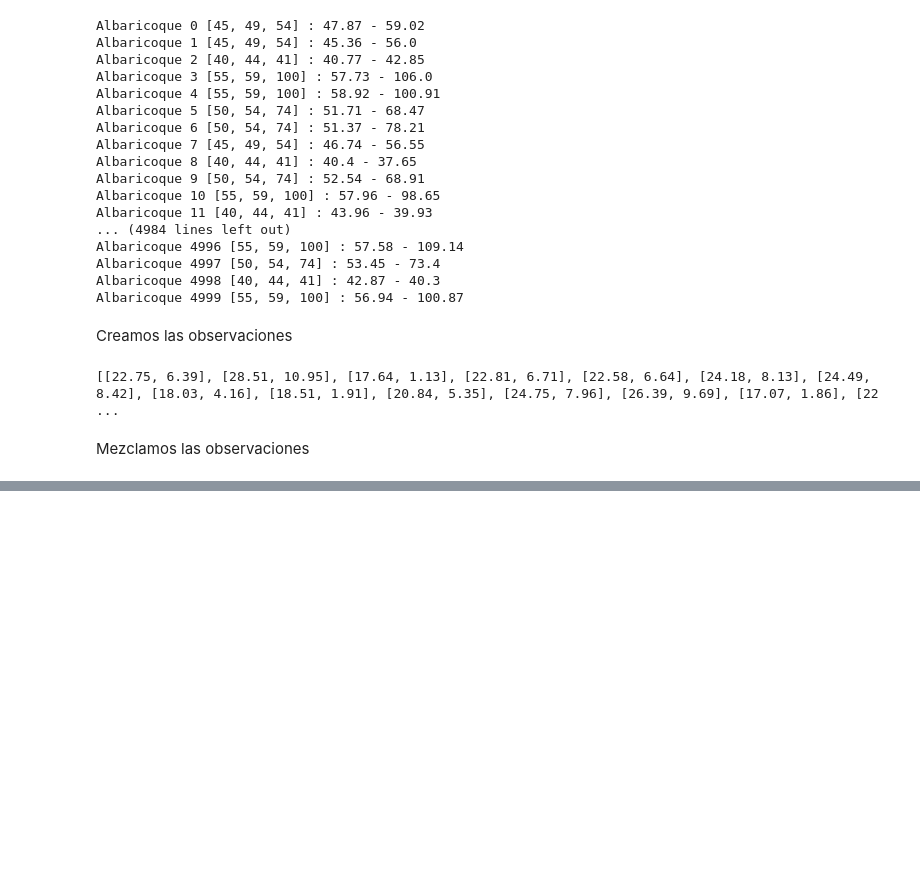
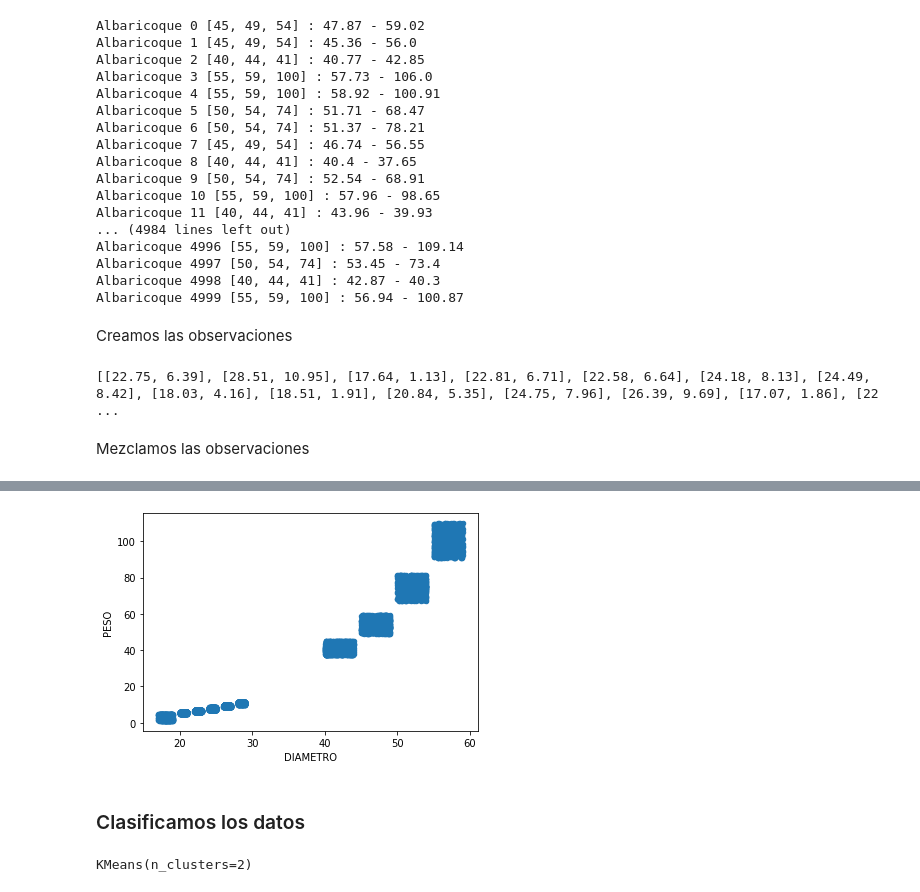
Before and after one commit to carlotamartin/Albaricoques-cerezas-y-clustering, a Jupyter notebook: codigo carlota/pruebas.ipynb, the cells around one changed output, grey strips where cells are left out. Cells and saved outputs as stored; diff of their text form; code cells hidden in the pictures; blank space fills up the shorter version.

Commit message:
ya hecho el primer algoritmo de kmean en la prueba

```diff
--- a/codigo carlota/pruebas.ipynb
+++ b/codigo carlota/pruebas.ipynb
@@ -100,0 +109,4 @@ dataFrame.to_csv("datas/frutas.csv", index=False,header=False)
+# %%
+#Carga de los datos
+frutas = pd.read_csv("datas/frutas.csv",
+names=['DIAMETRO','PESO'], header=None)
@@ -100,0 +122,8 @@ dataFrame.to_csv("datas/frutas.csv", index=False,header=False)
+# %%
+#Visualizar los datos
+frutas.plot.scatter(x="DIAMETRO",y="PESO")
+plt.show()
+# %% [output]
+[figure, added]
+# %% [markdown]
+### Clasificamos los datos
@@ -100,0 +136,5 @@ dataFrame.to_csv("datas/frutas.csv", index=False,header=False)
+# %%
+#entrenamos las pruebas
+modelos.fit(frutas)
+# %% [output]
+KMeans(n_clusters=2)
```
Also changed, not shown: parts of 11 cells of this notebook, 1 other file.
